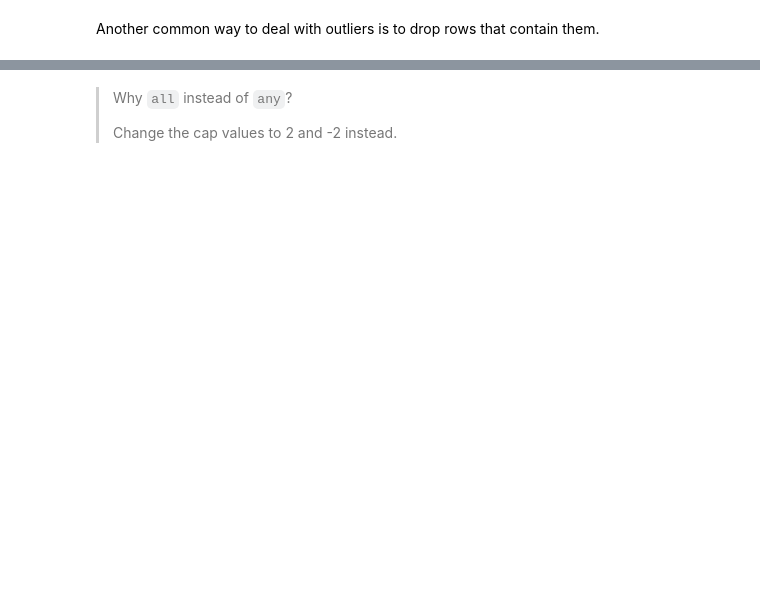
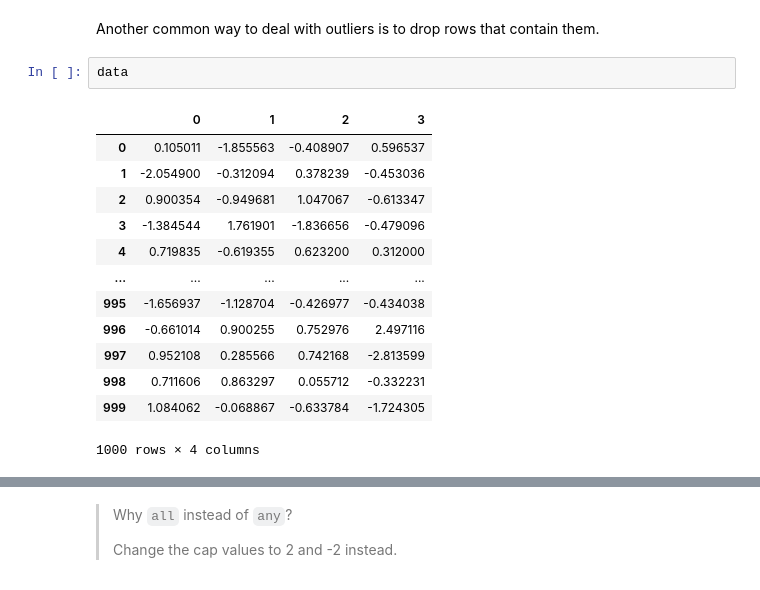
Before and after one commit to hydrocort/5m-data-1.8-eda-basic, a Jupyter notebook: notebooks/eda_basic_lesson.ipynb, the cells around one changed output, grey strips where cells are left out. Cells and saved outputs as stored; diff of their text form; blank space fills up the shorter version.

```diff
--- a/notebooks/eda_basic_lesson.ipynb
+++ b/notebooks/eda_basic_lesson.ipynb
@@ -849,2 +970,18 @@ data.describe()
 # %% [markdown]
 Another common way to deal with outliers is to drop rows that contain them.
+# %%
+data
+# %% [output]
+|  | 0 | 1 | 2 | 3 |
+| 0 | 0.105011 | -1.855563 | -0.408907 | 0.596537 |
+| 1 | -2.054900 | -0.312094 | 0.378239 | -0.453036 |
+| 2 | 0.900354 | -0.949681 | 1.047067 | -0.613347 |
+| 3 | -1.384544 | 1.761901 | -1.836656 | -0.479096 |
+| 4 | 0.719835 | -0.619355 | 0.623200 | 0.312000 |
+| ... | ... | ... | ... | ... |
+| 995 | -1.656937 | -1.128704 | -0.426977 | -0.434038 |
+| 996 | -0.661014 | 0.900255 | 0.752976 | 2.497116 |
+| 997 | 0.952108 | 0.285566 | 0.742168 | -2.813599 |
+| 998 | 0.711606 | 0.863297 | 0.055712 | -0.332231 |
+| 999 | 1.084062 | -0.068867 | -0.633784 | -1.724305 |
+1000 rows × 4 columns
```
Also changed, not shown: parts of 69 cells of this notebook, 3 other files.
